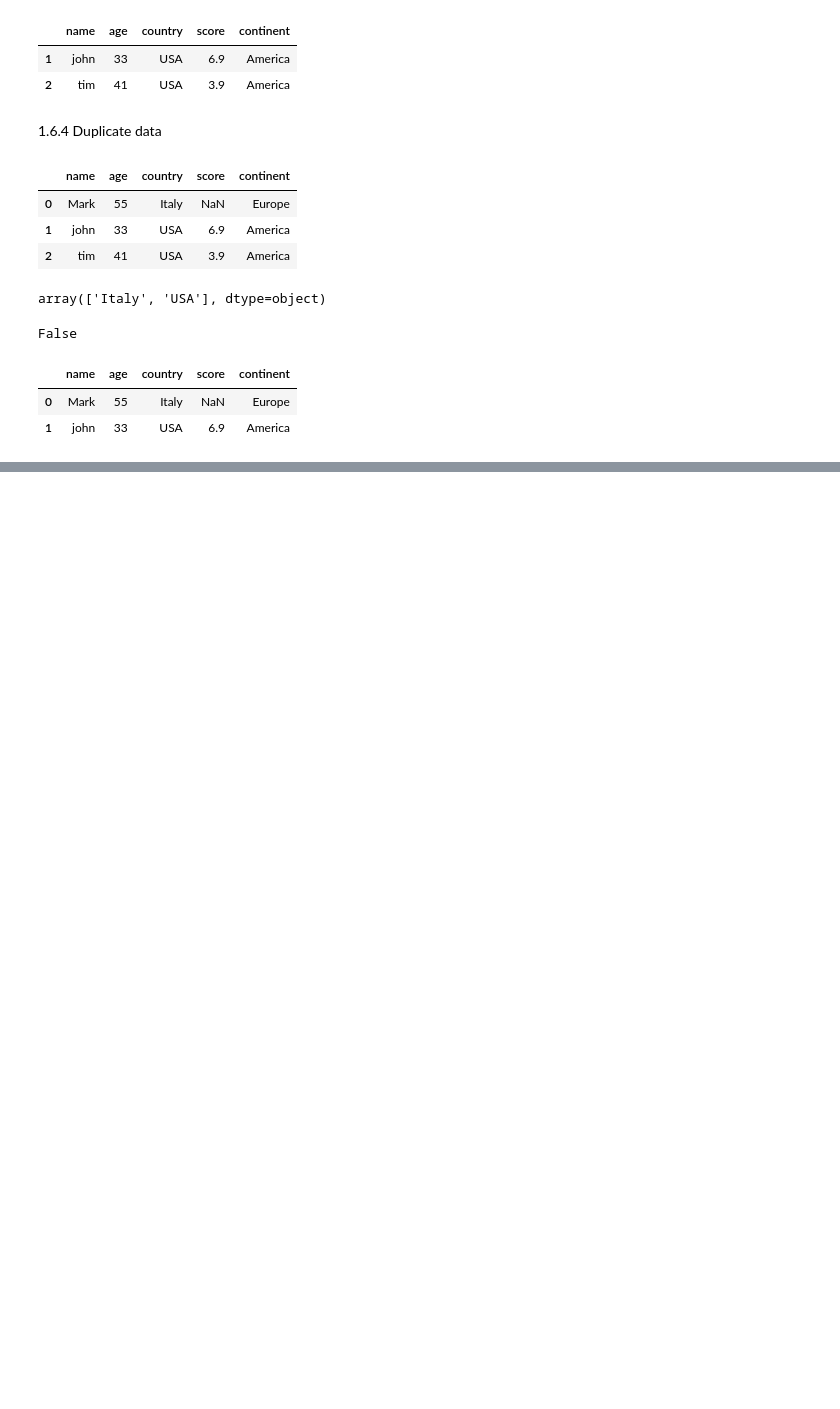
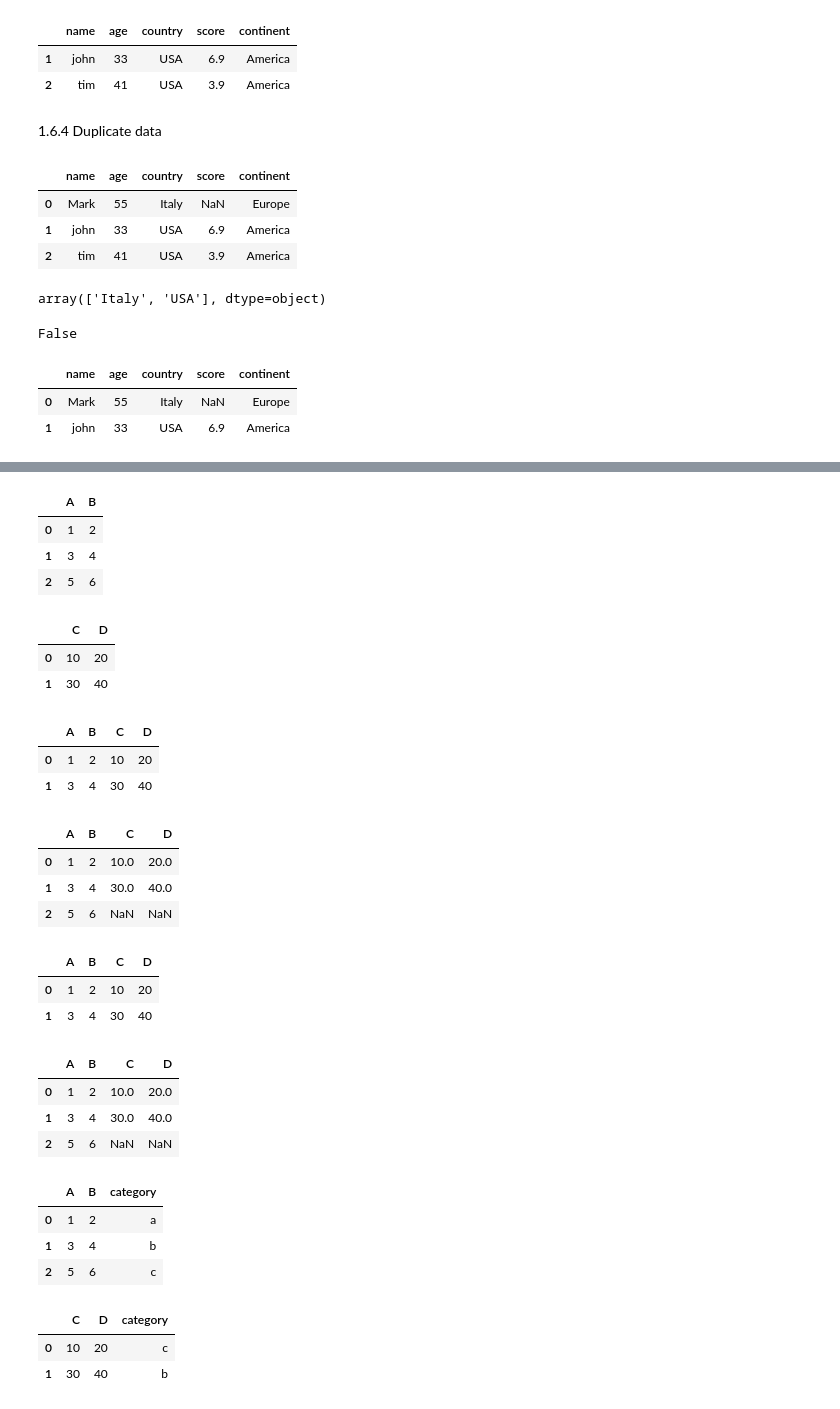
Before and after one commit to NMB-MIC/python_office_2025_02_13, a Jupyter notebook: src/02_pandas.ipynb, the cells around one changed output, grey strips where cells are left out. Saved outputs shown, nothing was run; the diff lists cells and outputs as text; code cells hidden in the pictures; blank space fills up the shorter version.

```diff
--- a/src/02_pandas.ipynb
+++ b/src/02_pandas.ipynb
@@ -664,0 +705,54 @@ df.drop_duplicates(["country"])
+# %%
+df1 = pd.DataFrame(data= [
+    [1,2],
+    [3,4],
+    [5,6]
+],
+    columns=["A","B"]
+    )
+
+df1
+# %% [output]
+|  | A | B |
+| 0 | 1 | 2 |
+| 1 | 3 | 4 |
+| 2 | 5 | 6 |
+# %%
+df2 = pd.DataFrame(data= [
+    [10,20],
+    [30,40],
+],
+    columns=["C","D"]
+    )
+
+df2
+# %% [output]
+|  | C | D |
+| 0 | 10 | 20 |
+| 1 | 30 | 40 |
+# %%
+df1.join(df2,how="inner")
+# %% [output]
+|  | A | B | C | D |
+| 0 | 1 | 2 | 10 | 20 |
+| 1 | 3 | 4 | 30 | 40 |
+# %%
+df1.join(df2,how="left")
+# %% [output]
+|  | A | B | C | D |
+| 0 | 1 | 2 | 10.0 | 20.0 |
+| 1 | 3 | 4 | 30.0 | 40.0 |
+| 2 | 5 | 6 | NaN | NaN |
+# %%
+df1.join(df2,how="right")
+# %% [output]
+|  | A | B | C | D |
+| 0 | 1 | 2 | 10 | 20 |
+| 1 | 3 | 4 | 30 | 40 |
+# %%
+df1.join(df2,how="outer")
+# %% [output]
+|  | A | B | C | D |
+| 0 | 1 | 2 | 10.0 | 20.0 |
+| 1 | 3 | 4 | 30.0 | 40.0 |
+| 2 | 5 | 6 | NaN | NaN |
@@ -664,0 +762,13 @@ df.drop_duplicates(["country"])
+# %%
+df1
+# %% [output]
+|  | A | B | category |
+| 0 | 1 | 2 | a |
+| 1 | 3 | 4 | b |
+| 2 | 5 | 6 | c |
+# %%
+df2
+# %% [output]
+|  | C | D | category |
+| 0 | 10 | 20 | c |
+| 1 | 30 | 40 | b |
```
Also changed, not shown: parts of 20 cells of this notebook, 1 other file.
